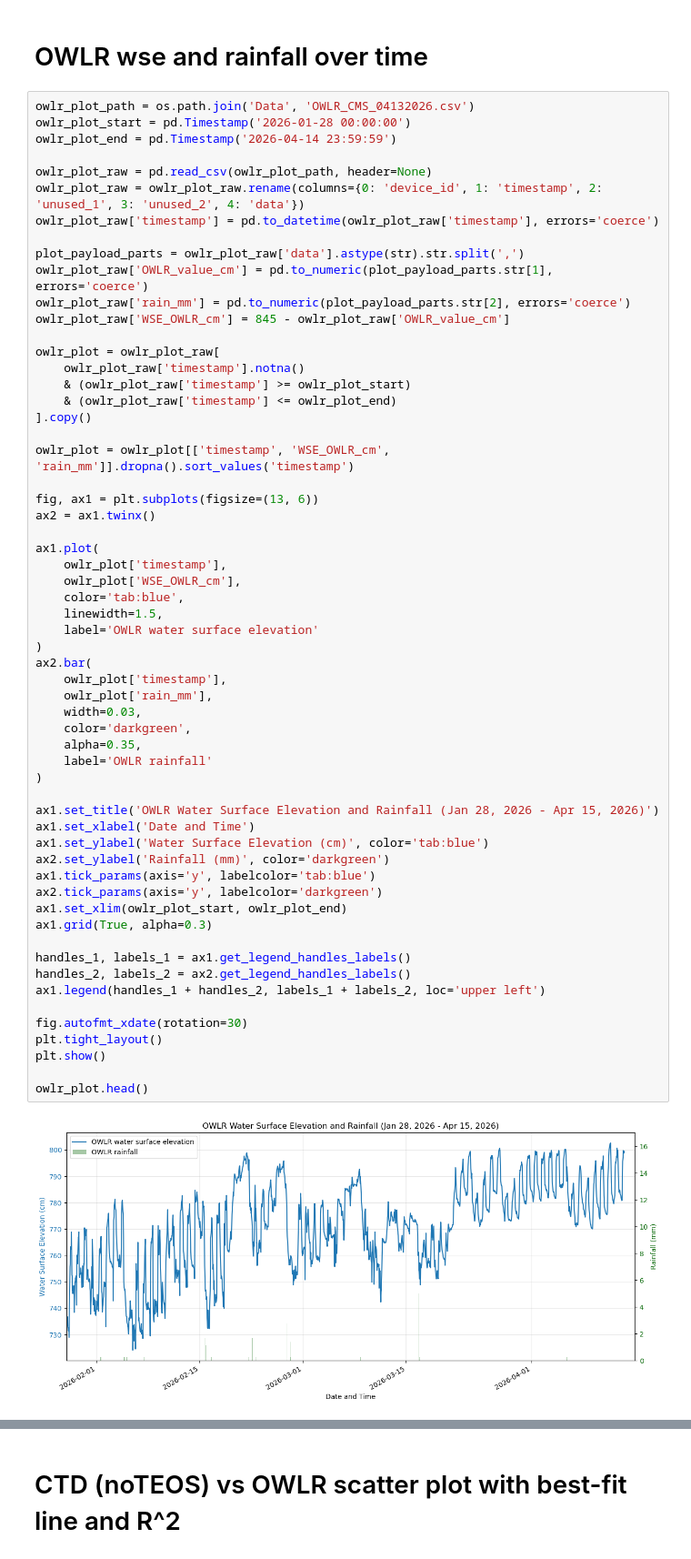
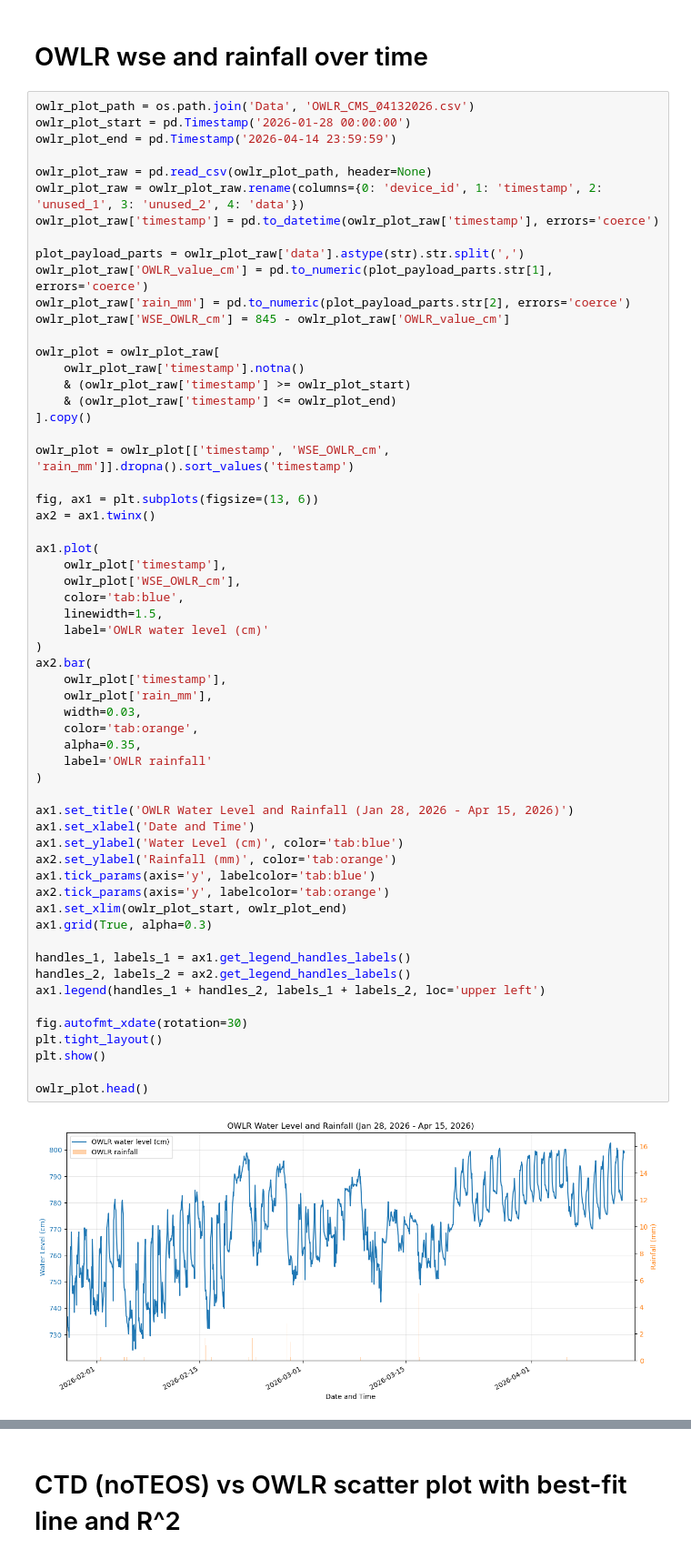
Before and after one commit to COAST-Lab/Open-Water-Level-and-Rainfall-Sensor, a Jupyter notebook: Data Analysis/waterSurfaceElevationAnalysis.ipynb, the cells around one changed output, grey strips where cells are left out. Shown at 91% size. Saved outputs shown, nothing was run; the diff lists cells and outputs as text.

```diff
--- a/Data Analysis/waterSurfaceElevationAnalysis.ipynb
+++ b/Data Analysis/waterSurfaceElevationAnalysis.ipynb
@@ -297,40 +330,40 @@ ax2 = ax1.twinx()
 
 ax1.plot(
     owlr_plot['timestamp'],
     owlr_plot['WSE_OWLR_cm'],
     color='tab:blue',
     linewidth=1.5,
-    label='OWLR water surface elevation'
+    label='OWLR water level (cm)'
 )
 ax2.bar(
     owlr_plot['timestamp'],
     owlr_plot['rain_mm'],
     width=0.03,
-    color='darkgreen',
+    color='tab:orange',
     alpha=0.35,
     label='OWLR rainfall'
 )
 
-ax1.set_title('OWLR Water Surface Elevation and Rainfall (Jan 28, 2026 - Apr 15, 2026)')
+ax1.set_title('OWLR Water Level and Rainfall (Jan 28, 2026 - Apr 15, 2026)')
 ax1.set_xlabel('Date and Time')
-ax1.set_ylabel('Water Surface Elevation (cm)', color='tab:blue')
-ax2.set_ylabel('Rainfall (mm)', color='darkgreen')
+ax1.set_ylabel('Water Level (cm)', color='tab:blue')
+ax2.set_ylabel('Rainfall (mm)', color='tab:orange')
 ax1.tick_params(axis='y', labelcolor='tab:blue')
-ax2.tick_params(axis='y', labelcolor='darkgreen')
+ax2.tick_params(axis='y', labelcolor='tab:orange')
 ax1.set_xlim(owlr_plot_start, owlr_plot_end)
 ax1.grid(True, alpha=0.3)
 
 handles_1, labels_1 = ax1.get_legend_handles_labels()
 handles_2, labels_2 = ax2.get_legend_handles_labels()
 ax1.legend(handles_1 + handles_2, labels_1 + labels_2, loc='upper left')
 
 fig.autofmt_xdate(rotation=30)
 plt.tight_layout()
 plt.show()
 
 owlr_plot.head()
 # %% [output]
-[figure, old version]
+[figure, new version]
 |  | timestamp | WSE_OWLR_cm | rain_mm |
 | 1009 | 2026-01-28 00:00:37 | 736.22500 | 0.0 |
 | 1010 | 2026-01-28 01:00:38 | 733.81805 | 0.0 |
```
Also changed, not shown: parts of 1 cell of this notebook, 6 other files.
